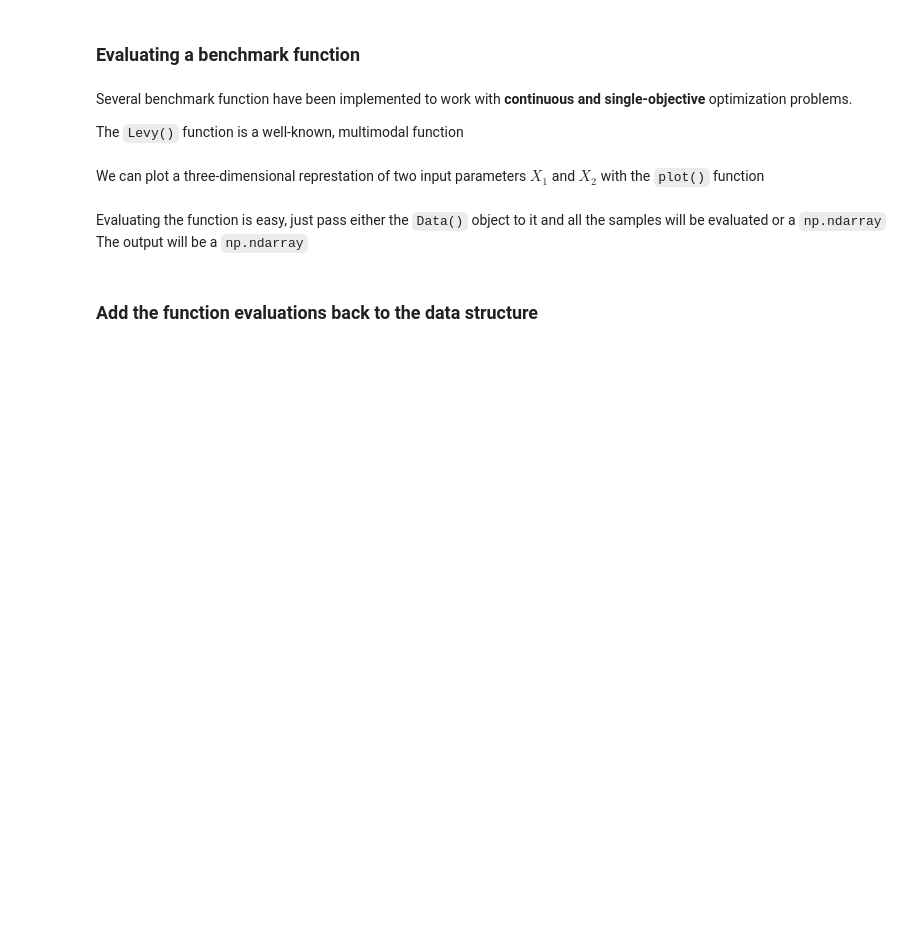
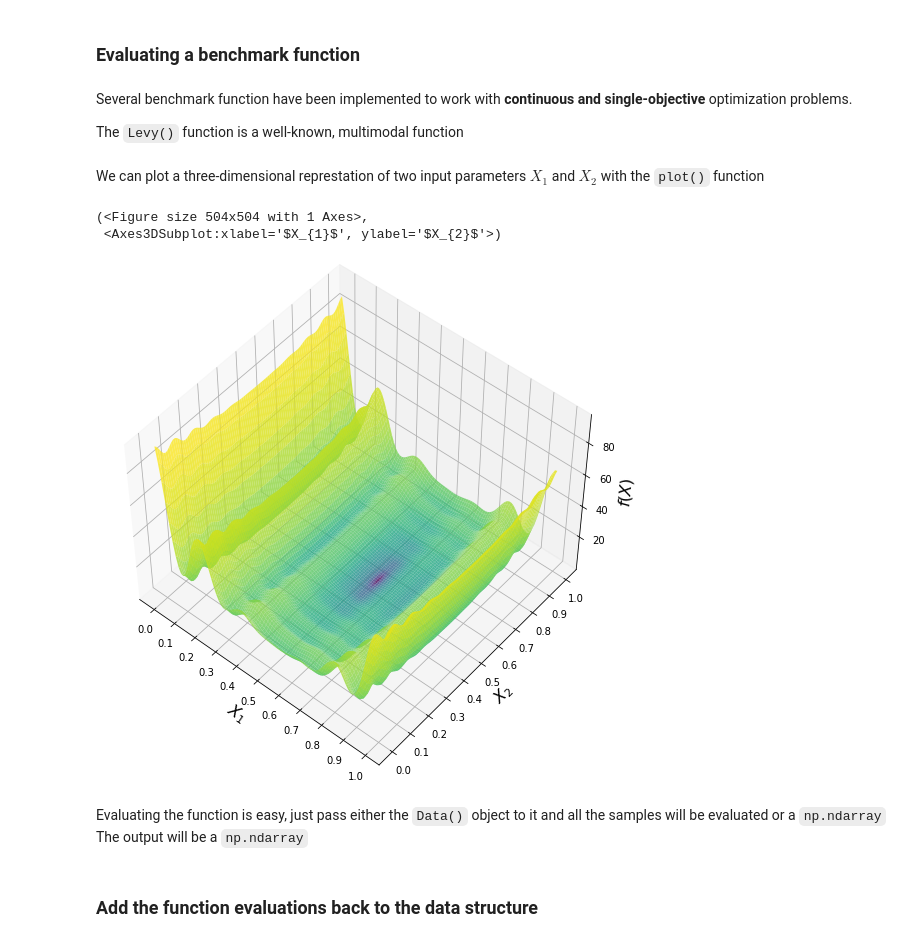
Before and after one commit to bessagroup/f3dasm, a Jupyter notebook: notebooks/tutorials/functions.ipynb, the cells around one changed output. Saved outputs shown, nothing was run; the diff lists cells and outputs as text; code cells hidden in the pictures; blank space fills up the shorter version.

```diff
--- a/notebooks/tutorials/functions.ipynb
+++ b/notebooks/tutorials/functions.ipynb
@@ -63,11 +81,15 @@ Several benchmark function have been implemented to work with **continuous and s
 
 The `Levy()` function is a well-known, multimodal function
 # %%
-func = Levy(seed=seed)
+func = Levy(seed=seed, scale_bounds=[-10., 10.])
 # %% [markdown]
 We can plot a three-dimensional represtation of two input parameters $X_1$ and $X_2$ with the `plot()` function
 # %%
-func.plot(px=100, domain=[-10.,10.])
+func.plot(px=100, domain=[0.,1.])
+# %% [output]
+(<Figure size 504x504 with 1 Axes>,
+ <Axes3DSubplot:xlabel='$X_{1}$', ylabel='$X_{2}$'>)
+[figure, added]
 # %% [markdown]
 Evaluating the function is easy, just pass either the `Data()` object to it and all the samples will be evaluated or a `np.ndarray`
 The output will be a `np.ndarray`
```
Also changed, not shown: parts of 15 cells of this notebook, 21 other files.
